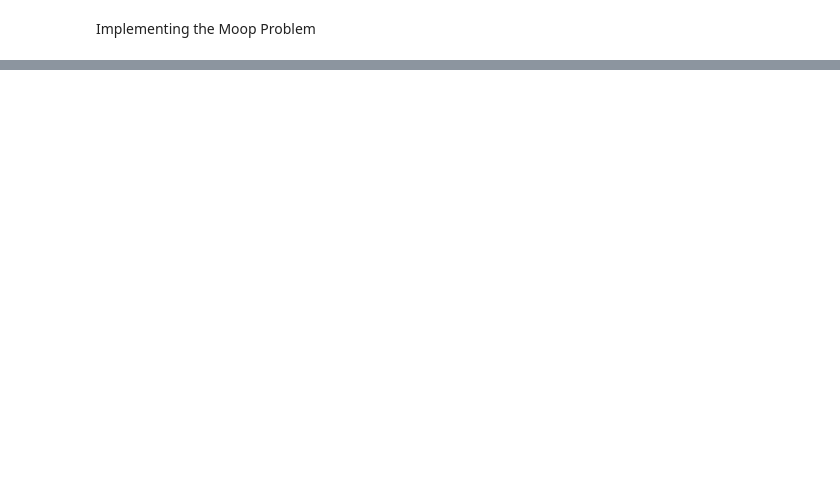
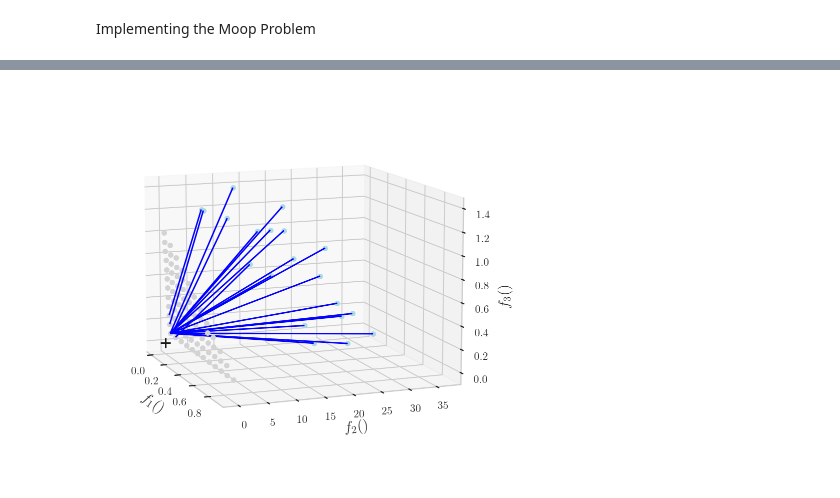
Before and after one commit to idaShobs/destirec-composite, a Jupyter notebook: Implementation/main.ipynb, the cells around one changed output, grey strips where cells are left out. Drawn from its saved outputs; the diff is of its cells as text; code cells hidden in the pictures; blank space fills up the shorter version.

```diff
--- a/Implementation/main.ipynb
+++ b/Implementation/main.ipynb
@@ -81,0 +471,29 @@ $$
+# %%
+fig = plt.figure(figsize=(7,7))
+ax = fig.add_subplot(111, projection='3d')
+
+# the coordinate origin
+ax.scatter(0,0,0, c='k', marker='+', s=100)
+
+for rp in rps:
+    ax.scatter(rp[0], rp[1], rp[2], marker='o', c='lightgray')
+
+pairs = []
+for ind in pop:
+    ax.scatter(ind.fitness.normalized_values[0],
+               ind.fitness.normalized_values[1],
+               ind.fitness.normalized_values[2],  marker='o', c='lightblue')
+    pairs += [(ind.fitness.normalized_values, ind.reference_point)]
+
+lin = a3.art3d.Line3DCollection(pairs)
+lin.set_color('blue')
+ax.add_collection3d(lin)
+
+# final figure details
+ax.set_xlabel('$f_1()$', fontsize=15)
+ax.set_ylabel('$f_2()$', fontsize=15)
+ax.set_zlabel('$f_3()$', fontsize=15)
+ax.view_init(elev=11, azim=-21)
+plt.autoscale(tight=True)
+# %% [output]
+[figure, added]
```
Also changed, not shown: parts of 33 cells of this notebook.
